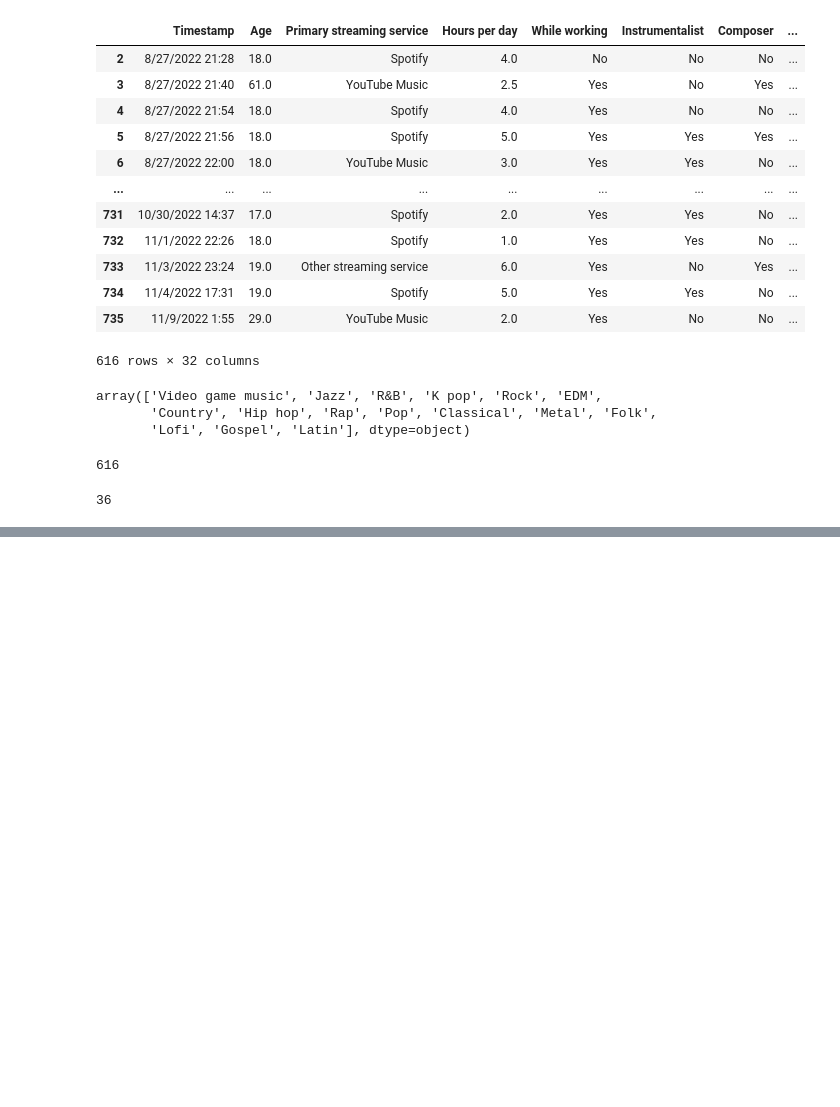
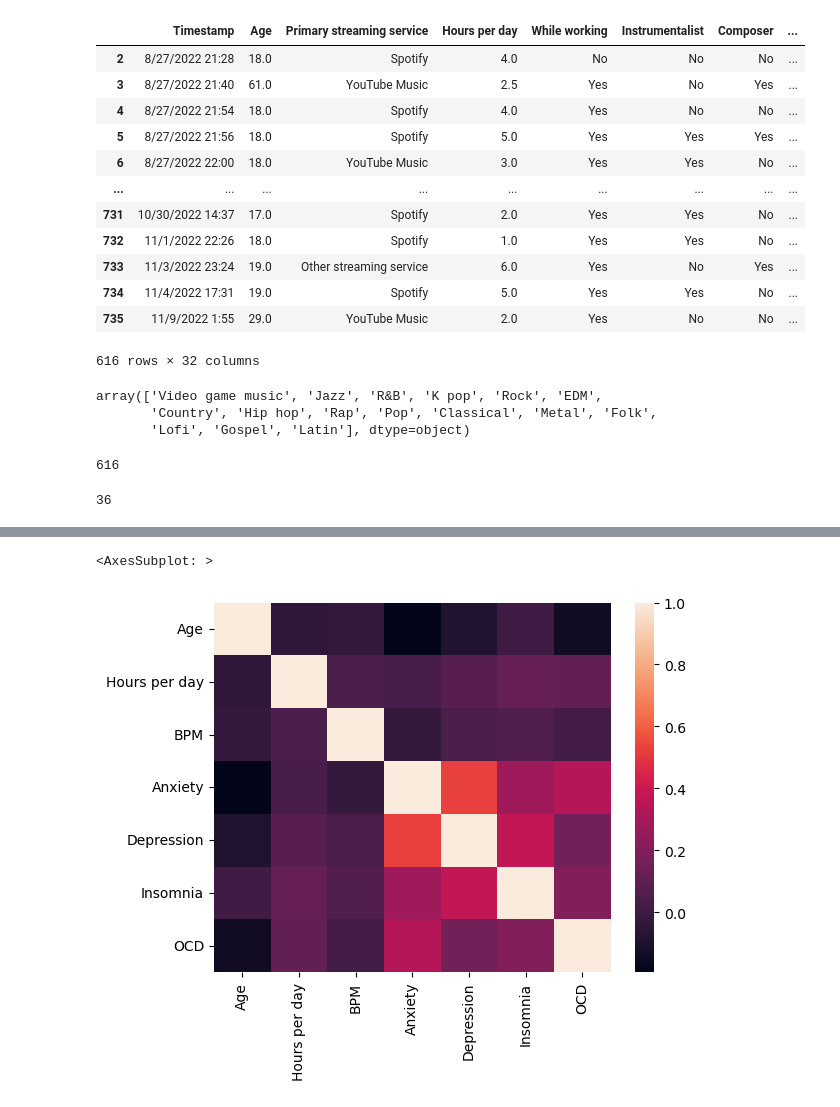
Before and after one commit to tdorsey0601/DV-Prov-23, a Jupyter notebook: Survey_Results.ipynb, the cells around one changed output, grey strips where cells are left out. Saved outputs shown, nothing was run; the diff lists cells and outputs as text; code cells hidden in the pictures; blank space fills up the shorter version.

```diff
--- a/Survey_Results.ipynb
+++ b/Survey_Results.ipynb
@@ -149,0 +221,11 @@ mxmh_cleaned_df["Fav genre"].value_counts()["Video game music"]
+# %%
+age_index = mxmh_cleaned_df[(mxmh_cleaned_df['Age'] > 70)].index
+mxmh_cleaned_df = mxmh_cleaned_df.drop(age_index, axis=0)
+# %%
+hpd_index = mxmh_cleaned_df[mxmh_cleaned_df['Hours per day'] >= 15].index
+mxmh_cleaned_df = mxmh_cleaned_df.drop(hpd_index, axis=0)
+# %%
+data_index = mxmh_cleaned_df[mxmh_cleaned_df['BPM'] > 200].index
+mxmh_cleaned_df = mxmh_cleaned_df.drop(data_index, axis=0)
+# %%
+mxmh_cleaned_df.drop(['Timestamp'], axis=1, inplace=True)
@@ -149,0 +244,5 @@ mxmh_cleaned_df["Fav genre"].value_counts()["Video game music"]
+# %%
+sns.heatmap(mxmh_cleaned_df.corr())
+# %% [output]
+<AxesSubplot: >
+[figure, added]
```
Also changed, not shown: parts of 8 cells of this notebook.
